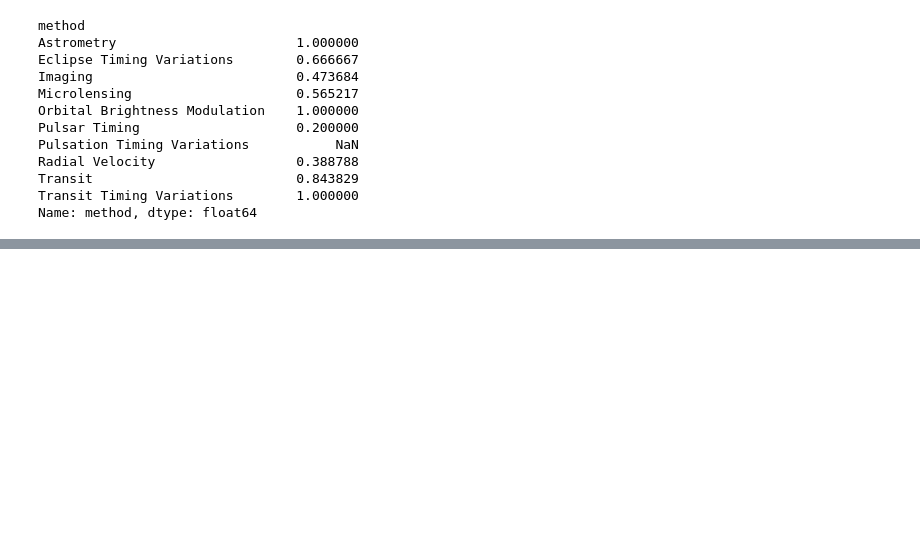
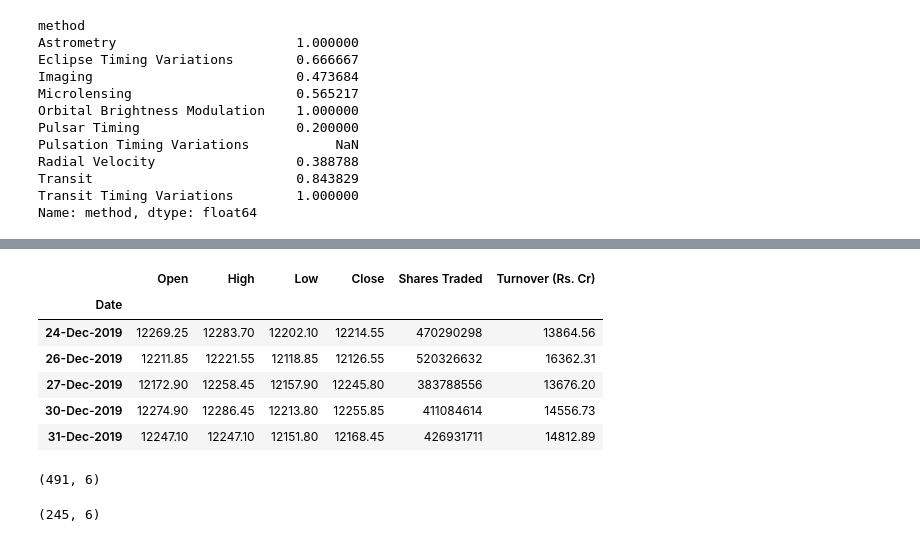
Before and after one commit to swami-gait/Foundations_of_datascience, a Jupyter notebook: FDS_W09-200625-045816.ipynb, the cells around one changed output, grey strips where cells are left out. Drawn from its saved outputs; the diff is of its cells as text; code cells hidden in the pictures; blank space fills up the shorter version.

```diff
--- a/FDS_W09-200625-045816.ipynb
+++ b/FDS_W09-200625-045816.ipynb
@@ -1129,0 +1151,14 @@ Name: method, dtype: float64
+# %%
+nifty50.tail()
+# %% [output]
+|  | Open | High | Low | Close | Shares Traded | Turnover (Rs. Cr) |
+| Date |  |  |  |  |  |  |
+| 24-Dec-2019 | 12269.25 | 12283.70 | 12202.10 | 12214.55 | 470290298 | 13864.56 |
+| 26-Dec-2019 | 12211.85 | 12221.55 | 12118.85 | 12126.55 | 520326632 | 16362.31 |
+| 27-Dec-2019 | 12172.90 | 12258.45 | 12157.90 | 12245.80 | 383788556 | 13676.20 |
+| 30-Dec-2019 | 12274.90 | 12286.45 | 12213.80 | 12255.85 | 411084614 | 14556.73 |
+| 31-Dec-2019 | 12247.10 | 12247.10 | 12151.80 | 12168.45 | 426931711 | 14812.89 |
+# %%
+nifty50.shape
+# %% [output]
+(491, 6)
@@ -1129,0 +1167,4 @@ Name: method, dtype: float64
+# %%
+niftynext50_2019.shape
+# %% [output]
+(245, 6)
```
Also changed, not shown: parts of 12 cells of this notebook.
